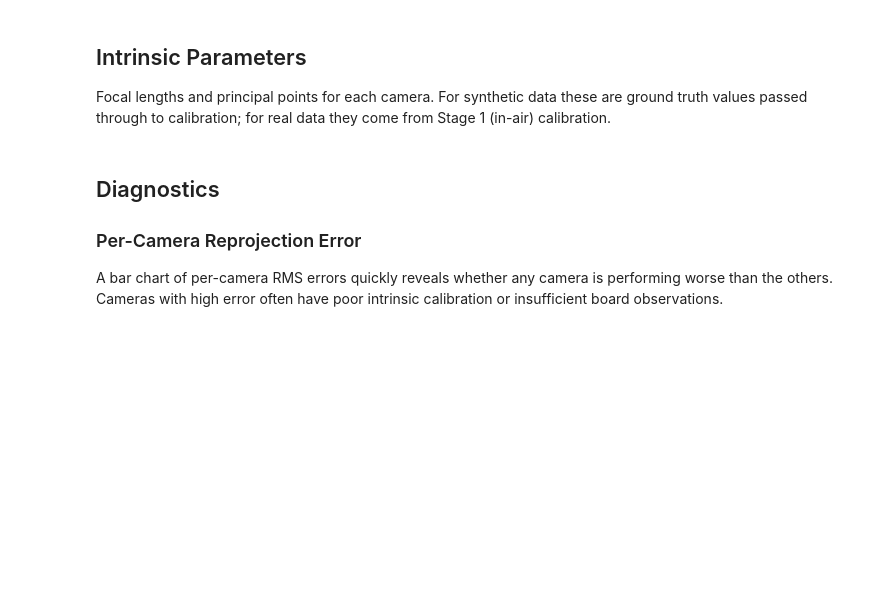
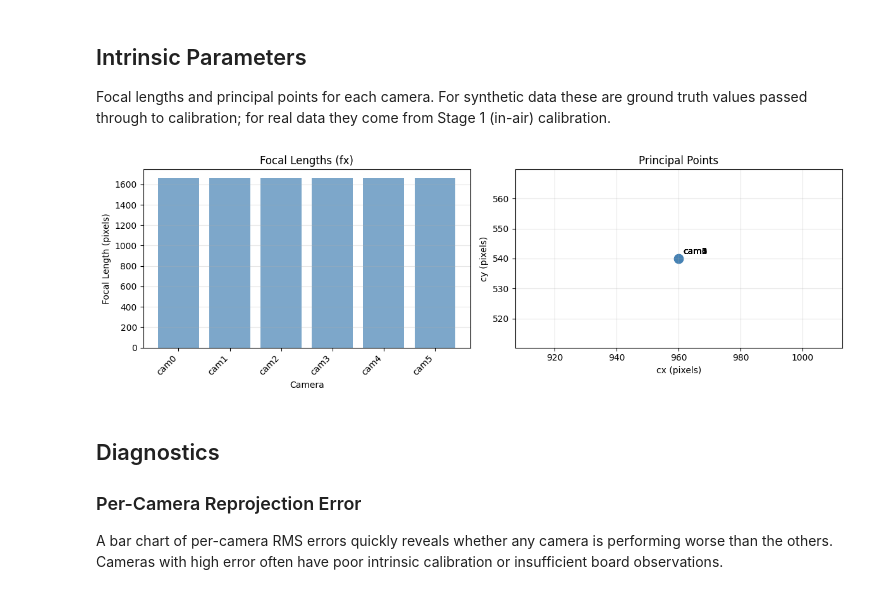
Before and after one commit to tlancaster6/AquaCal, a Jupyter notebook: docs/tutorials/01_full_pipeline.ipynb, the cells around one changed output. Cells and saved outputs as stored; diff of their text form; code cells hidden in the pictures; blank space fills up the shorter version.

```diff
--- a/docs/tutorials/01_full_pipeline.ipynb
+++ b/docs/tutorials/01_full_pipeline.ipynb
@@ -235,32 +193,40 @@ Focal lengths and principal points for each camera. For synthetic data these are
 ground truth values passed through to calibration; for real data they come from
 Stage 1 (in-air) calibration.
 # %%
-fig, (ax1, ax2) = plt.subplots(1, 2, figsize=(12, 4))
+def plot_intrinsics_summary(result):
+    """Side-by-side focal length bar chart and principal point scatter."""
+    cam_names = sorted(result.cameras.keys())
+    fig, (ax1, ax2) = plt.subplots(1, 2, figsize=(12, 4))
 
-fx_vals = [result.cameras[cam].intrinsics.K[0, 0] for cam in cam_names_sorted]
-cx_vals = [result.cameras[cam].intrinsics.K[0, 2] for cam in cam_names_sorted]
-cy_vals = [result.cameras[cam].intrinsics.K[1, 2] for cam in cam_names_sorted]
+    fx_vals = [result.cameras[c].intrinsics.K[0, 0] for c in cam_names]
+    cx_vals = [result.cameras[c].intrinsics.K[0, 2] for c in cam_names]
+    cy_vals = [result.cameras[c].intrinsics.K[1, 2] for c in cam_names]
 
-x = np.arange(len(cam_names_sorted))
-ax1.bar(x, fx_vals, color='steelblue', alpha=0.7)
-ax1.set_xlabel('Camera')
-ax1.set_ylabel('Focal Length (pixels)')
-ax1.set_title('Focal Lengths (fx)')
-ax1.set_xticks(x)
-ax1.set_xticklabels(cam_names_sorted, rotation=45, ha='right')
-ax1.grid(axis='y', alpha=0.3)
+    x = np.arange(len(cam_names))
+    ax1.bar(x, fx_vals, color='steelblue', alpha=0.7)
+    ax1.set_xlabel('Camera')
+    ax1.set_ylabel('Focal Length (pixels)')
+    ax1.set_title('Focal Lengths (fx)')
+    ax1.set_xticks(x)
+    ax1.set_xticklabels(cam_names, rotation=45, ha='right')
+    ax1.grid(axis='y', alpha=0.3)
 
-ax2.scatter(cx_vals, cy_vals, s=100, color='steelblue', alpha=0.7)
-for i, cam in enumerate(cam_names_sorted):
-    ax2.annotate(cam, (cx_vals[i], cy_vals[i]), xytext=(5, 5), textcoords='offset points')
-ax2.set_xlabel('cx (pixels)')
-ax2.set_ylabel('cy (pixels)')
-ax2.set_title('Principal Points')
-ax2.grid(alpha=0.3)
+    ax2.scatter(cx_vals, cy_vals, s=100, color='steelblue', alpha=0.7)
+    for i, cam in enumerate(cam_names):
+        ax2.annotate(cam, (cx_vals[i], cy_vals[i]), xytext=(5, 5), textcoords='offset points')
+    ax2.set_xlabel('cx (pixels)')
+    ax2.set_ylabel('cy (pixels)')
+    ax2.set_title('Principal Points')
+    ax2.grid(alpha=0.3)
 
-plt.tight_layout()
+    fig.tight_layout()
+    return fig
+
+fig = plot_intrinsics_summary(result)
 plt.show()
 plt.close()
+# %% [output]
+[figure, added]
 # %% [markdown]
 ## Diagnostics
 
```
Also changed, not shown: parts of 13 cells of this notebook, 16 other files.
